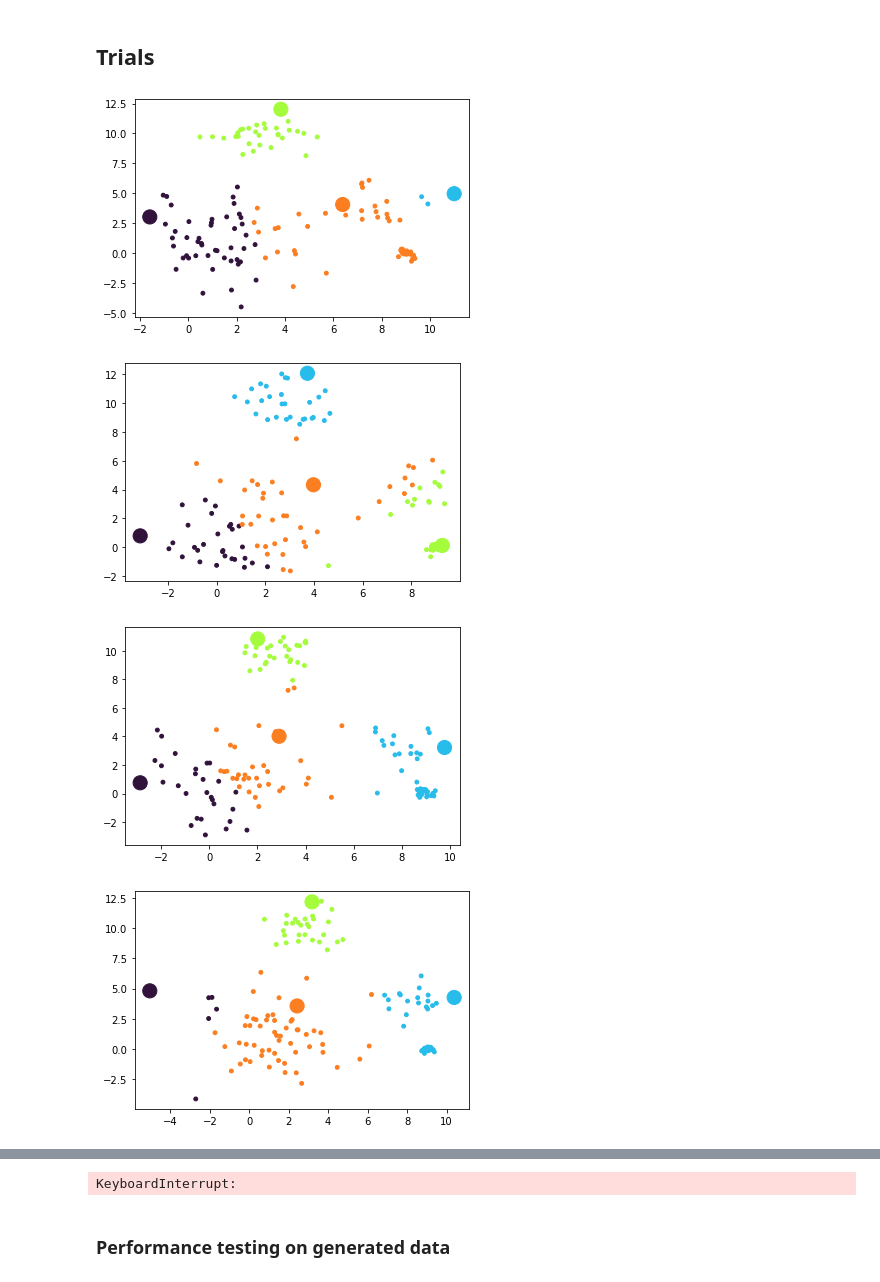
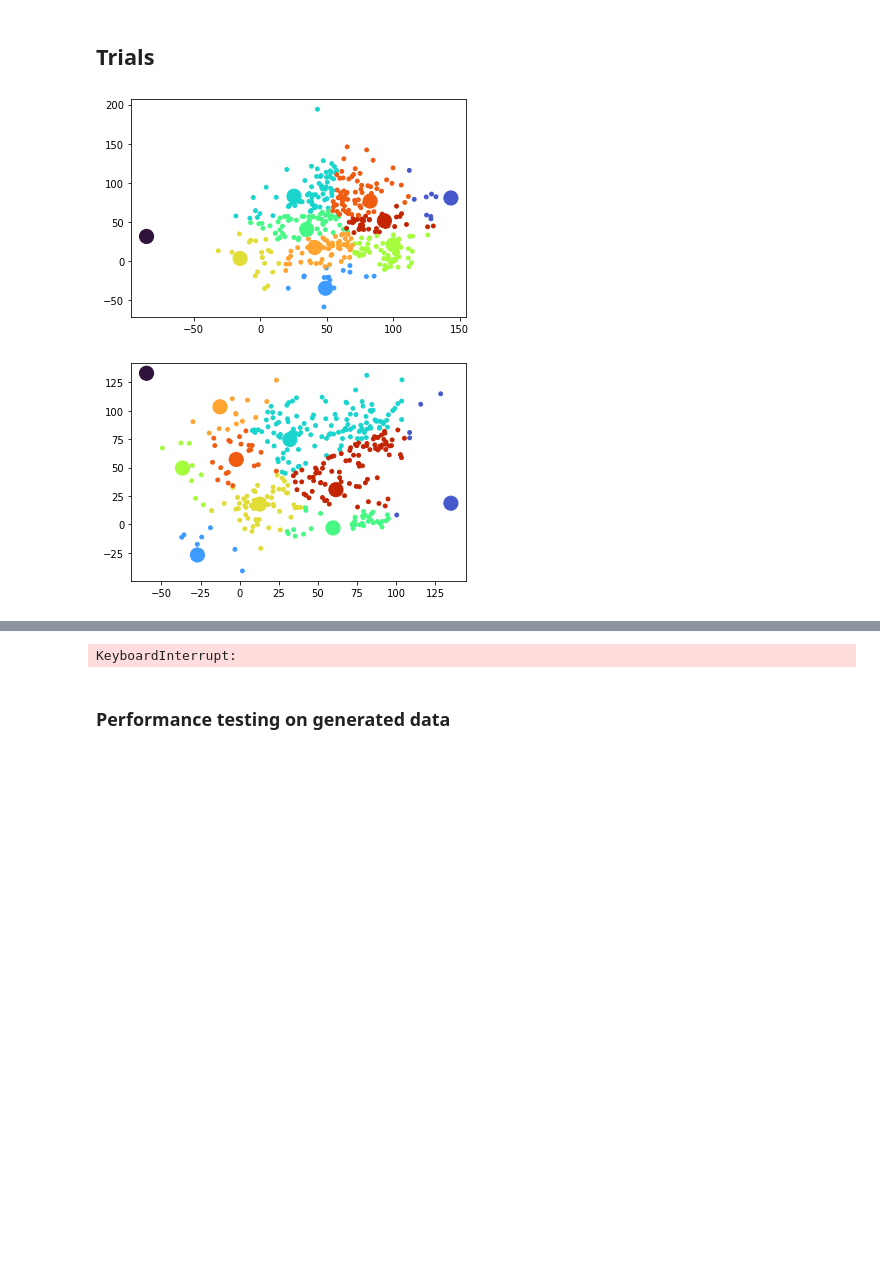
Before and after one commit to hmorgan29/I-K-Means-minus-plus, a Jupyter notebook: I-K-Means-(-+)-HM.ipynb, the cells around one changed output, grey strips where cells are left out. Saved outputs shown, nothing was run; the diff lists cells and outputs as text; code cells hidden in the pictures; blank space fills up the shorter version.

```diff
--- a/I-K-Means-(-+)-HM.ipynb
+++ b/I-K-Means-(-+)-HM.ipynb
@@ -575,42 +575,50 @@ def IKMeans(allPoints, centerCount):
     return allCenters, allPoints
 # %% [markdown]
 ## Trials
+# %%
+def dataBroken():
+    return twodnormal( (8,4) ,1,20)+twodnormal( (1,1) ,2,60)+twodnormal( (3,10) ,1,30)+twodnormal( (9,0) ,0.2,20)
+
+def dataWorking():
+    data = []
+    for i in range(20):
+        data.extend(twodnormal((random.randint(0,100),random.randint(0,100)),random.randint(0,3000)/100,20))
+    return data
 # %%
 def twodnormal(center,sigma,count):
 # code of John Iacono
     return [ (point(np.array([random.normalvariate(center[0],sigma),
               random.normalvariate(center[1],sigma)]))) for i in range(count)]
 
 def trythings():
-    data=twodnormal( (8,4) ,1,20)+twodnormal( (1,1) ,2,60)+twodnormal( (3,10) ,1,30)+twodnormal( (9,0) ,0.2,20)
+    data = dataWorking()
+#    data = dataBroken()
 
-    centers, points = IKMeans(data,4)
+    centers, points = IKMeans(data,10)
 
     nx=[]
     ny=[]
     sizes=[]
     cols=[]
     cm=matplotlib.cm.get_cmap('turbo')
     for m,c in zip(centers,[cm(i/len(centers)) for i in range(len(centers))]):
         nx.append(m.getLoc()[0])
         ny.append(m.getLoc()[1])
         cols.append(c)
         sizes.append(200)
         for i in m.getPoints():
             loc = i.getLoc()
             nx.append(loc[0])
             ny.append(loc[1])
         cols.extend([c]*m.countPoints())
         sizes.extend([15]*m.countPoints())
 
     plt.plot(figsize=(20, 15))
     plt.scatter(nx, ny,sizes,cols)
     plt.show()
 
 for i in range(100):
     trythings()
 # %% [output]
-[figure, old version]
+[figure, new version]
-[figure, old version]
+[figure, new version]
-[figure, removed]
-[figure, removed]
```
Also changed, not shown: parts of 1 cell of this notebook.
